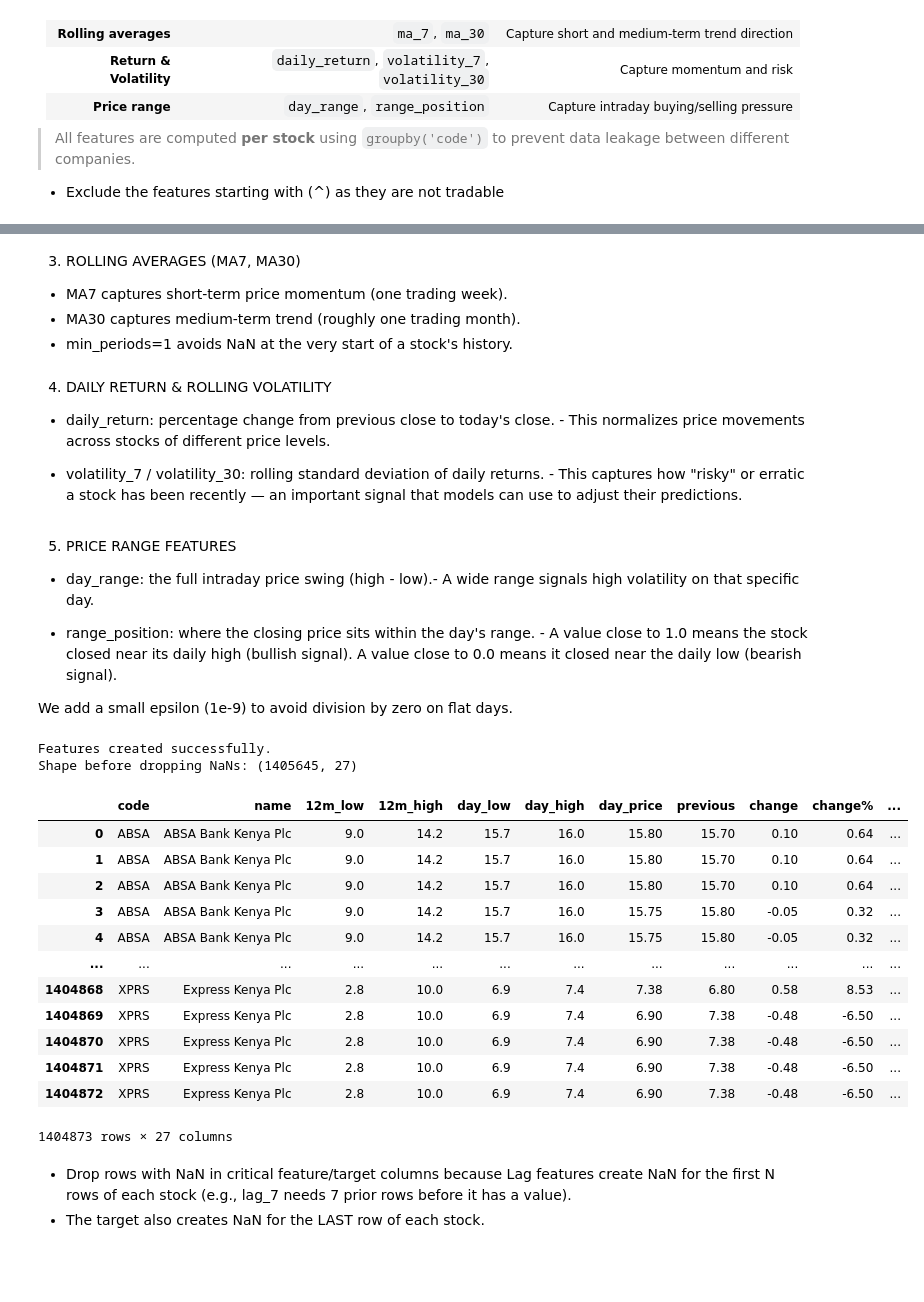
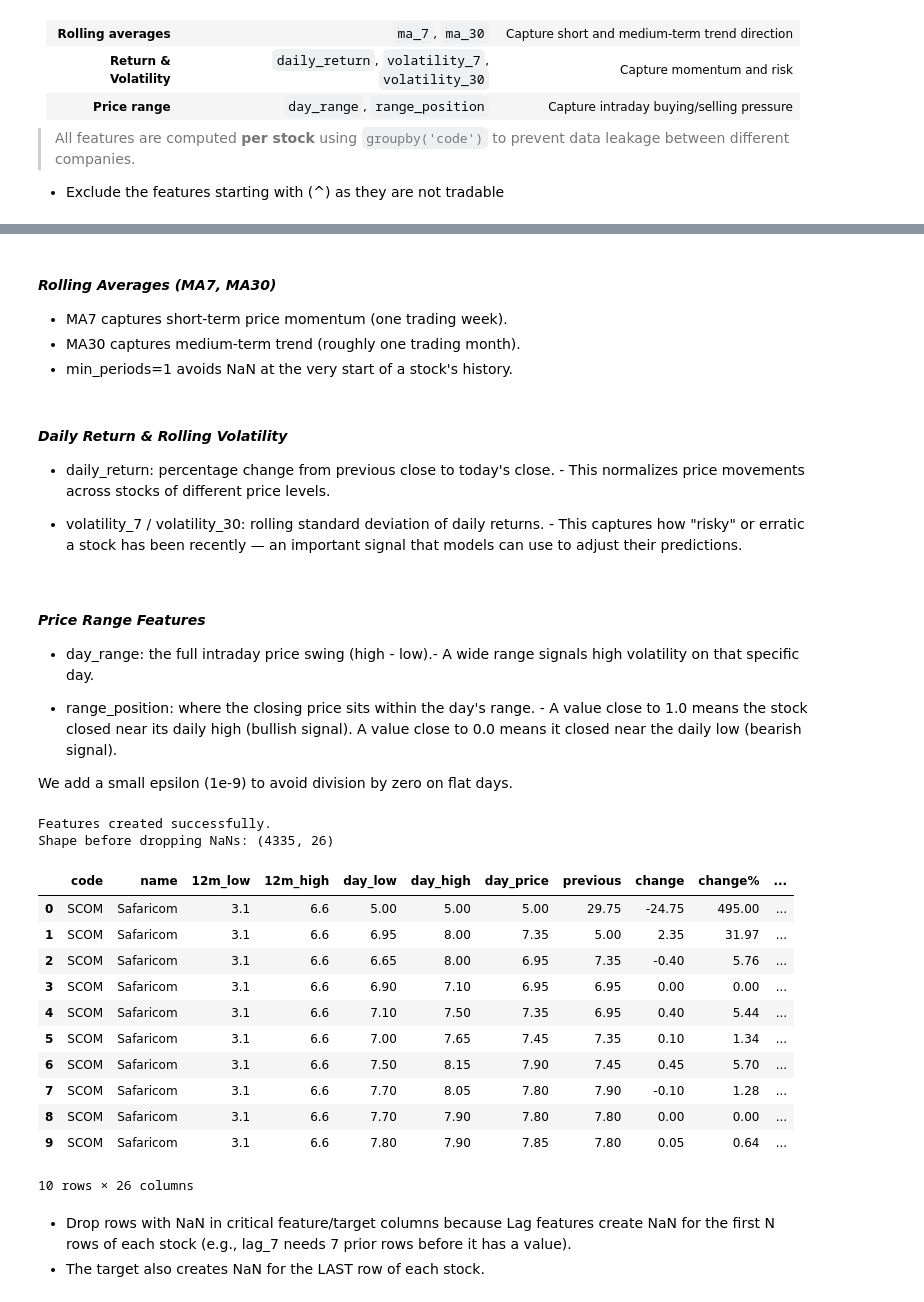
Before and after one commit to Assesa44/Stock-Market-Prediction, a Jupyter notebook: notebooks/business_understanding.ipynb, the cells around one changed output, grey strips where cells are left out. Saved outputs shown, nothing was run; the diff lists cells and outputs as text; code cells hidden in the pictures; blank space fills up the shorter version.

```diff
--- a/notebooks/business_understanding.ipynb
+++ b/notebooks/business_understanding.ipynb
@@ -1395,82 +1421,83 @@ features_df['next_day_close'] = features_df.groupby('code')['day_price'].shift(-
  - lag_1 = yesterday's close, lag_2 = 2 days ago, etc.
  - These are the most predictive features for any price model.
 # %%
+# add lag features column
 for lag in [1, 2, 3, 5, 7]:
-    features_df[f'lag_{lag}'] = features_df.groupby('code')['day_price'].shift(lag)
+    scom_df[f'lag_{lag}'] = scom_df.groupby('code')['day_price'].shift(lag)
 # %% [markdown]
-3. ROLLING AVERAGES (MA7, MA30)
-
+#### *Rolling Averages (MA7, MA30)*
  - MA7 captures short-term price momentum (one trading week).
  - MA30 captures medium-term trend (roughly one trading month).
  - min_periods=1 avoids NaN at the very start of a stock's history.
 # %%
-features_df['ma_7'] = (
-    features_df.groupby('code')['day_price']
+# add rolling averaes columns
+scom_df['ma_7'] = (
+    scom_df.groupby('code')['day_price']
     .transform(lambda x: x.rolling(window=7, min_periods=1).mean())
 )
 
-features_df['ma_30'] = (
-    features_df.groupby('code')['day_price']
+scom_df['ma_30'] = (
+    scom_df.groupby('code')['day_price']
     .transform(lambda x: x.rolling(window=30, min_periods=1).mean())
 )
 # %% [markdown]
-
-4. DAILY RETURN & ROLLING VOLATILITY
-
+#### *Daily Return & Rolling Volatility*
  - daily_return: percentage change from previous close to today's close. - This normalizes price movements across stocks of different price levels.
 
  - volatility_7 / volatility_30: rolling standard deviation of daily returns. - This captures how "risky" or erratic a stock has been recently — an important signal that models can use to adjust their predictions.
 # %%
-features_df['daily_return'] = (
-    features_df.groupby('code')['day_price']
+# adding daily returns and rolling volatility columns
+scom_df['daily_return'] = (
+    scom_df.groupby('code')['day_price']
     .transform(lambda x: x.pct_change())
 )
 
-features_df['volatility_7'] = (
-    features_df.groupby('code')['daily_return']
+scom_df['volatility_7'] = (
+    scom_df.groupby('code')['daily_return']
     .transform(lambda x: x.rolling(window=7, min_periods=1).std())
 )
 
-features_df['volatility_30'] = (
-    features_df.groupby('code')['daily_return']
+scom_df['volatility_30'] = (
+    scom_df.groupby('code')['daily_return']
     .transform(lambda x: x.rolling(window=30, min_periods=1).std())
 )
 # %% [markdown]
-5. PRICE RANGE FEATURES
+#### *Price Range Features*
  - day_range: the full intraday price swing (high - low).- A wide range signals high volatility on that specific day.
 
  - range_position: where the closing price sits within the day's range. - A value close to 1.0 means the stock closed near its daily high (bullish signal). A value close to 0.0 means it closed near the daily low (bearish signal).
 
 We add a small epsilon (1e-9) to avoid division by zero on flat days.
 # %%
-features_df['day_range'] = features_df['day_high'] - features_df['day_low']
+# add price range column
+scom_df['day_range'] = scom_df['day_high'] - scom_df['day_low']
 
-features_df['range_position'] = (
-    (features_df['day_price'] - features_df['day_low']) /
-    (features_df['day_range'] + 1e-9)
+scom_df['range_position'] = (
+    (scom_df['day_price'] - scom_df['day_low']) /
+    (scom_df['day_range'] + 1e-9)
 )
 
 print("Features created successfully.")
-print(f"Shape before dropping NaNs: {features_df.shape}")
+print(f"Shape before dropping NaNs: {scom_df.shape}")
 # %% [output]
 Features created successfully.
-Shape before dropping NaNs: (1405645, 27)
+Shape before dropping NaNs: (4335, 26)
 # %%
-features_df
+# review first 10 rows
+scom_df.head(10)
 # %% [output]
 |  | code | name | 12m_low | 12m_high | day_low | day_high | day_price | previous | change | change% | ... |
-| 0 | ABSA | ABSA Bank Kenya Plc | 9.0 | 14.2 | 15.7 | 16.0 | 15.80 | 15.70 | 0.10 | 0.64 | ... |
-| 1 | ABSA | ABSA Bank Kenya Plc | 9.0 | 14.2 | 15.7 | 16.0 | 15.80 | 15.70 | 0.10 | 0.64 | ... |
-| 2 | ABSA | ABSA Bank Kenya Plc | 9.0 | 14.2 | 15.7 | 16.0 | 15.80 | 15.70 | 0.10 | 0.64 | ... |
-| 3 | ABSA | ABSA Bank Kenya Plc | 9.0 | 14.2 | 15.7 | 16.0 | 15.75 | 15.80 | -0.05 | 0.32 | ... |
-| 4 | ABSA | ABSA Bank Kenya Plc | 9.0 | 14.2 | 15.7 | 16.0 | 15.75 | 15.80 | -0.05 | 0.32 | ... |
-| ... | ... | ... | ... | ... | ... | ... | ... | ... | ... | ... | ... |
-| 1404868 | XPRS | Express Kenya Plc | 2.8 | 10.0 | 6.9 | 7.4 | 7.38 | 6.80 | 0.58 | 8.53 | ... |
-| 1404869 | XPRS | Express Kenya Plc | 2.8 | 10.0 | 6.9 | 7.4 | 6.90 | 7.38 | -0.48 | -6.50 | ... |
-| 1404870 | XPRS | Express Kenya Plc | 2.8 | 10.0 | 6.9 | 7.4 | 6.90 | 7.38 | -0.48 | -6.50 | ... |
-| 1404871 | XPRS | Express Kenya Plc | 2.8 | 10.0 | 6.9 | 7.4 | 6.90 | 7.38 | -0.48 | -6.50 | ... |
-| 1404872 | XPRS | Express Kenya Plc | 2.8 | 10.0 | 6.9 | 7.4 | 6.90 | 7.38 | -0.48 | -6.50 | ... |
+| 0 | SCOM | Safaricom | 3.1 | 6.6 | 5.00 | 5.00 | 5.00 | 29.75 | -24.75 | 495.00 | ... |
+| 1 | SCOM | Safaricom | 3.1 | 6.6 | 6.95 | 8.00 | 7.35 | 5.00 | 2.35 | 31.97 | ... |
+| 2 | SCOM | Safaricom | 3.1 | 6.6 | 6.65 | 8.00 | 6.95 | 7.35 | -0.40 | 5.76 | ... |
+| 3 | SCOM | Safaricom | 3.1 | 6.6 | 6.90 | 7.10 | 6.95 | 6.95 | 0.00 | 0.00 | ... |
+| 4 | SCOM | Safaricom | 3.1 | 6.6 | 7.10 | 7.50 | 7.35 | 6.95 | 0.40 | 5.44 | ... |
+| 5 | SCOM | Safaricom | 3.1 | 6.6 | 7.00 | 7.65 | 7.45 | 7.35 | 0.10 | 1.34 | ... |
+| 6 | SCOM | Safaricom | 3.1 | 6.6 | 7.50 | 8.15 | 7.90 | 7.45 | 0.45 | 5.70 | ... |
+| 7 | SCOM | Safaricom | 3.1 | 6.6 | 7.70 | 8.05 | 7.80 | 7.90 | -0.10 | 1.28 | ... |
+| 8 | SCOM | Safaricom | 3.1 | 6.6 | 7.70 | 7.90 | 7.80 | 7.80 | 0.00 | 0.00 | ... |
+| 9 | SCOM | Safaricom | 3.1 | 6.6 | 7.80 | 7.90 | 7.85 | 7.80 | 0.05 | 0.64 | ... |
-1404873 rows × 27 columns
+10 rows × 26 columns
 # %% [markdown]
 - Drop rows with NaN in critical feature/target columns because Lag features create NaN for the first N rows of each stock (e.g., lag_7 needs 7 prior rows before it has a value).
 - The target also creates NaN for the LAST row of each stock.
```
Also changed, not shown: parts of 15 cells of this notebook.
